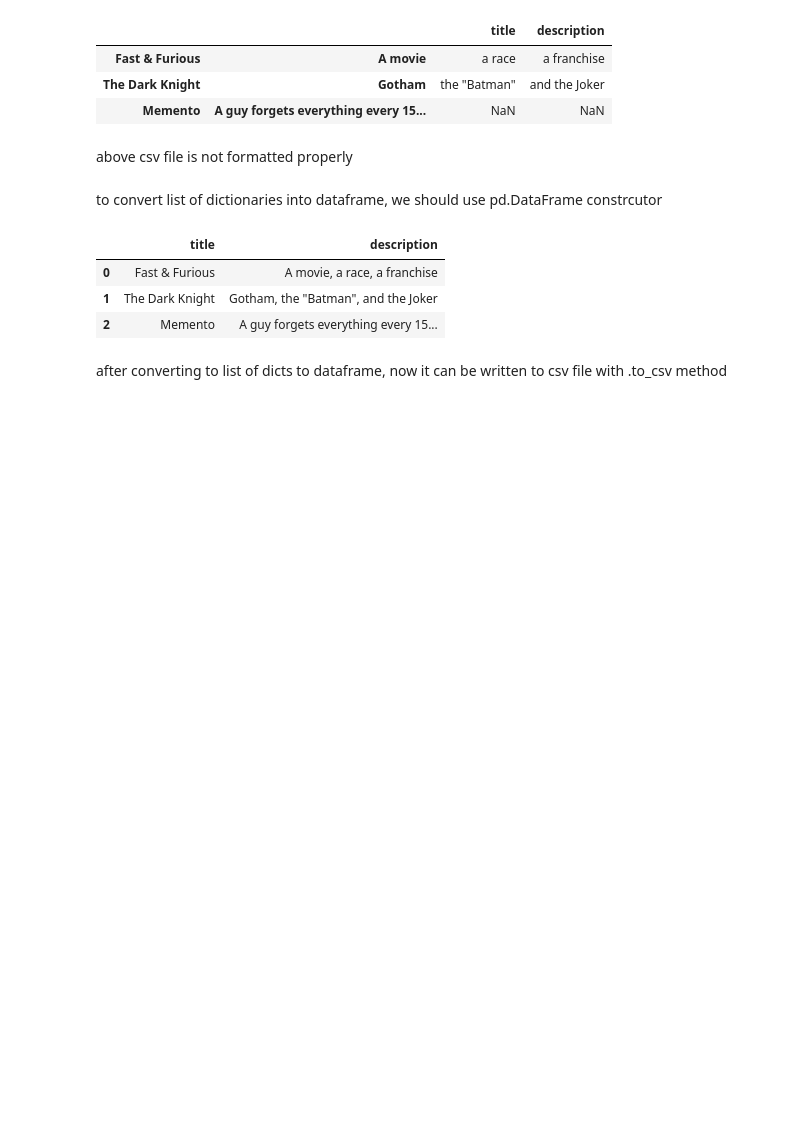
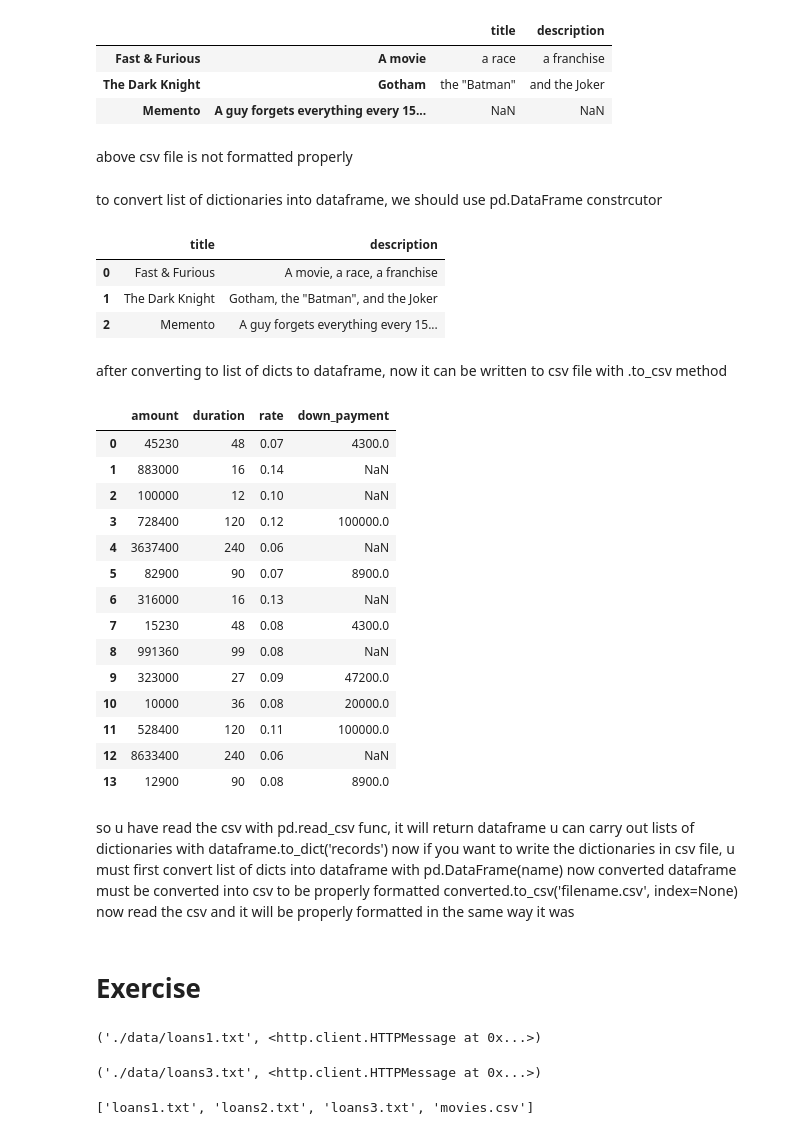
Before and after one commit to S827/Data-Science, a Jupyter notebook: Py Libraries/Pandas/Untitled.ipynb, the cells around one changed output. Drawn from its saved outputs; the diff is of its cells as text; code cells hidden in the pictures; blank space fills up the shorter version.

```diff
--- a/Py Libraries/Pandas/Untitled.ipynb
+++ b/Py Libraries/Pandas/Untitled.ipynb
@@ -237,4 +237,31 @@ df2
 # %% [markdown]
 after converting to list of dicts to dataframe, now it can be written to csv file with .to_csv method
 # %%
-df2.to_csv('movies3.csv', index=None)
+x = df2.to_csv('movies3.csv', index=None)
+# %%
+x
+# %% [output]
+|  | amount | duration | rate | down_payment |
+| 0 | 45230 | 48 | 0.07 | 4300.0 |
+| 1 | 883000 | 16 | 0.14 | NaN |
+| 2 | 100000 | 12 | 0.10 | NaN |
+| 3 | 728400 | 120 | 0.12 | 100000.0 |
+| 4 | 3637400 | 240 | 0.06 | NaN |
+| 5 | 82900 | 90 | 0.07 | 8900.0 |
+| 6 | 316000 | 16 | 0.13 | NaN |
+| 7 | 15230 | 48 | 0.08 | 4300.0 |
+| 8 | 991360 | 99 | 0.08 | NaN |
+| 9 | 323000 | 27 | 0.09 | 47200.0 |
+| 10 | 10000 | 36 | 0.08 | 20000.0 |
+| 11 | 528400 | 120 | 0.11 | 100000.0 |
+| 12 | 8633400 | 240 | 0.06 | NaN |
+| 13 | 12900 | 90 | 0.08 | 8900.0 |
+# %% [markdown]
+so u have read the csv with pd.read_csv func, it will return dataframe
+u can carry out lists of dictionaries with dataframe.to_dict('records')
+now if you want to write the dictionaries in csv file, u must first convert list of dicts into dataframe with pd.DataFrame(name)
+now converted dataframe must be converted into csv to be properly formatted
+converted.to_csv('filename.csv', index=None)
+now read the csv and it will be properly formatted in the same way it was
+# %% [markdown]
+# Exercise
@@ -240,0 +272,14 @@ df2.to_csv('movies3.csv', index=None)
+# %%
+urlretrieve(url1, './data/loans1.txt')
+# %% [output]
+('./data/loans1.txt', <http.client.HTTPMessage at 0x...>)
+# %%
+urlretrieve(url1, './data/loans1.txt')
+urlretrieve(url2, './data/loans2.txt')
+urlretrieve(url3, './data/loans3.txt')
+# %% [output]
+('./data/loans3.txt', <http.client.HTTPMessage at 0x...>)
+# %%
+os.listdir('./data')
+# %% [output]
+['loans1.txt', 'loans2.txt', 'loans3.txt', 'movies.csv']
```
Also changed, not shown: parts of 28 cells of this notebook, 8 other files.
